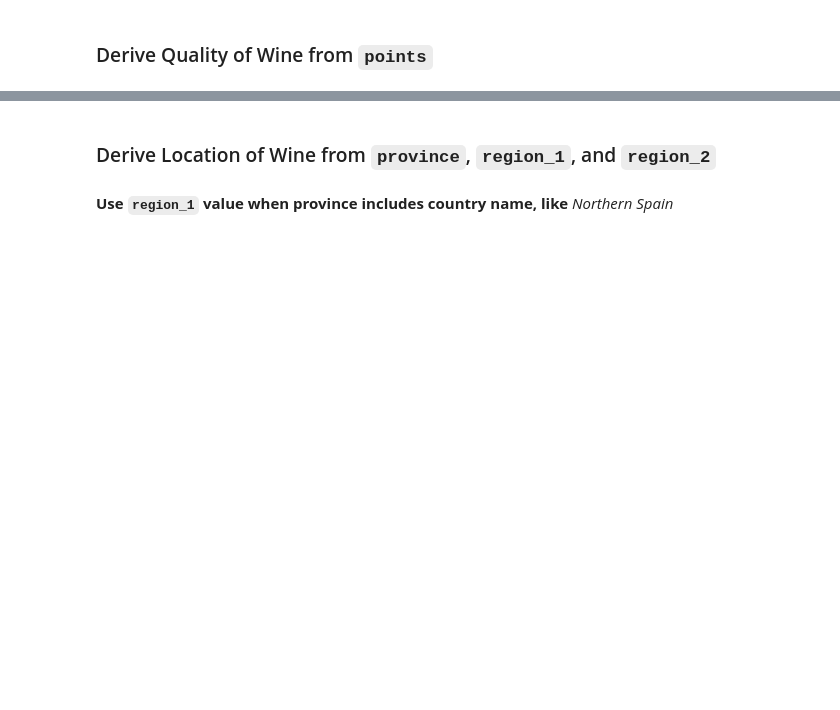
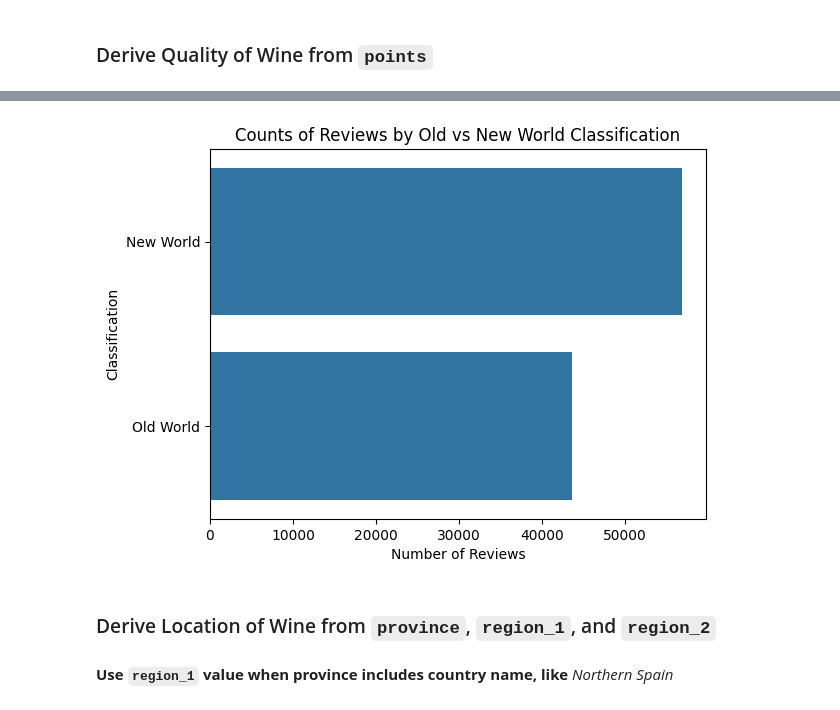
Before and after one commit to pasmith/oenologist, a Jupyter notebook: wine_review-data_preparation.ipynb, the cells around one changed output, grey strips where cells are left out. Cells and saved outputs as stored; diff of their text form; code cells hidden in the pictures; blank space fills up the shorter version.

Commit message:
adding old world new world classification and price band

```diff
--- a/wine_review-data_preparation.ipynb
+++ b/wine_review-data_preparation.ipynb
@@ -179,0 +183,7 @@ reduced.head()
+# %%
+# assign top countries to old and new world classification
+old_world = {'France','Italy','Spain','Portugal','Austria','Germany','Israel','Greece'}
+new_world = {'US','Chile','Argentina','Australia','New Zealand','South Africa','Canada'}
+
+reduced['classification'] = reduced.country.apply(lambda country: 'Old World' if country in old_world else 'New World')
+reduced.head()
@@ -180,3 +197,11 @@ reduced.head()
+# %%
+sns.barplot(reduced.classification.value_counts(), orient='h')
+plt.title('Counts of Reviews by Old vs New World Classification')
+plt.xlabel('Number of Reviews')
+plt.ylabel('Classification')
+plt.show()
+# %% [output]
+[figure, added]
 # %% [markdown]
 ### Derive Location of Wine from `province`, `region_1`, and `region_2`
 # %% [markdown]
```
Also changed, not shown: parts of 19 cells of this notebook, 5 other files.
